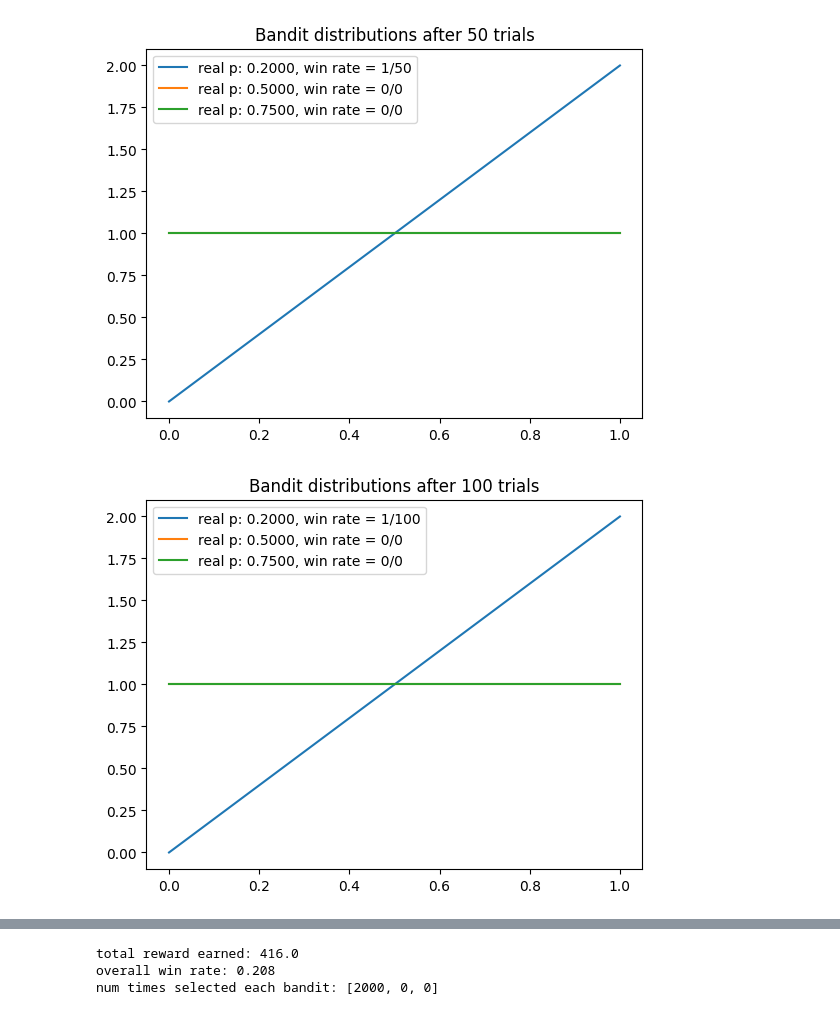
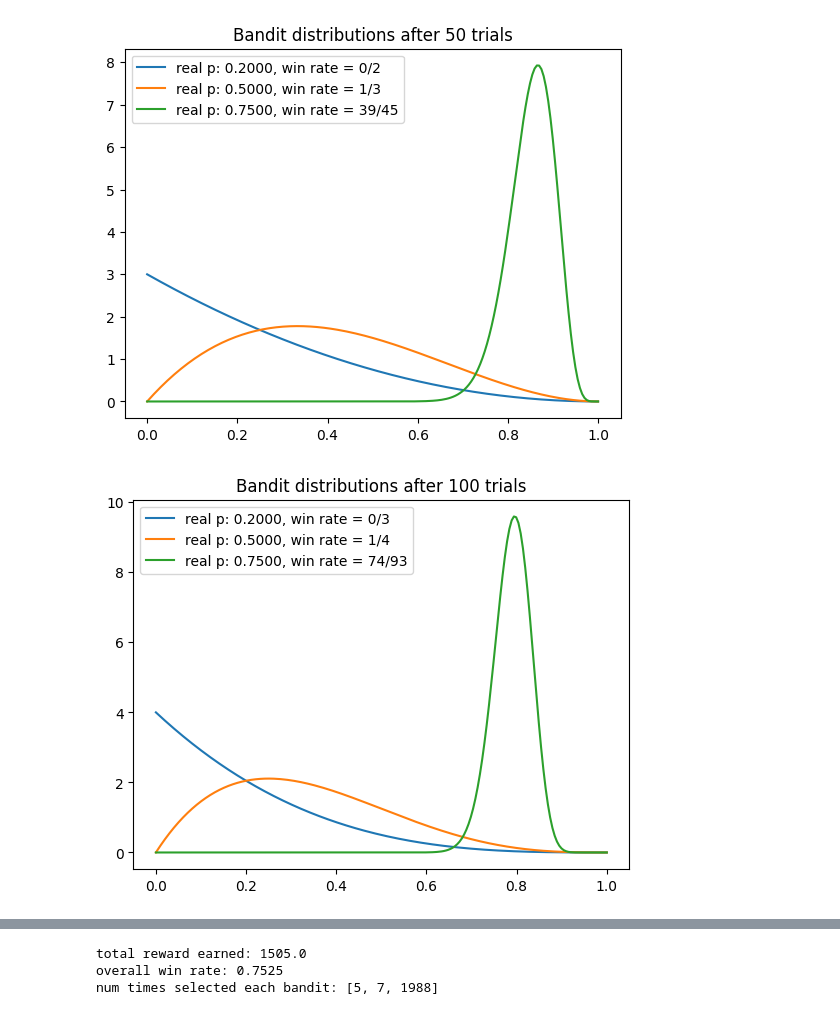
Before and after one commit to JonasHagstrom79/Reinforced-Learning, a Jupyter notebook: Bayesian_starter.ipynb, the cells around one changed output, grey strips where cells are left out. Cells and saved outputs as stored; diff of their text form; code cells hidden in the pictures.

```diff
--- a/Bayesian_starter.ipynb
+++ b/Bayesian_starter.ipynb
@@ -31,7 +29,7 @@ class Bandit:
     return np.random.random() < self.p
 
   def sample(self):
-    return beta(a, b).sample()# TODO - draw a sample from Beta(a, b)
+    return np.random.beta(self.a, self.b) # TODO - draw a sample from Beta(a, b)
 
   def update(self, x):
     self.a += x # TODO
@@ -86,2 +84,2 @@ if __name__ == "__main__":
-[figure, old version]
+[figure, new version]
-[figure, old version]
+[figure, new version]
@@ -93,3 +91,3 @@ if __name__ == "__main__":
-total reward earned: 416.0
-overall win rate: 0.208
-num times selected each bandit: [2000, 0, 0]
+total reward earned: 1505.0
+overall win rate: 0.7525
+num times selected each bandit: [5, 7, 1988]
```
Also changed, not shown: parts of 2 cells of this notebook.
